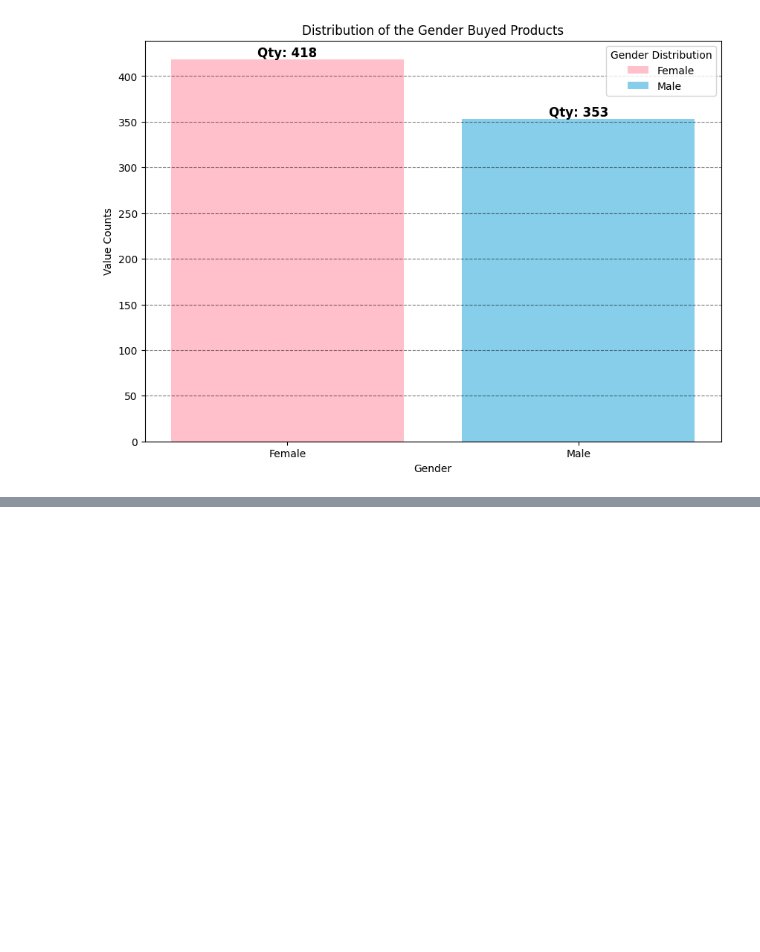
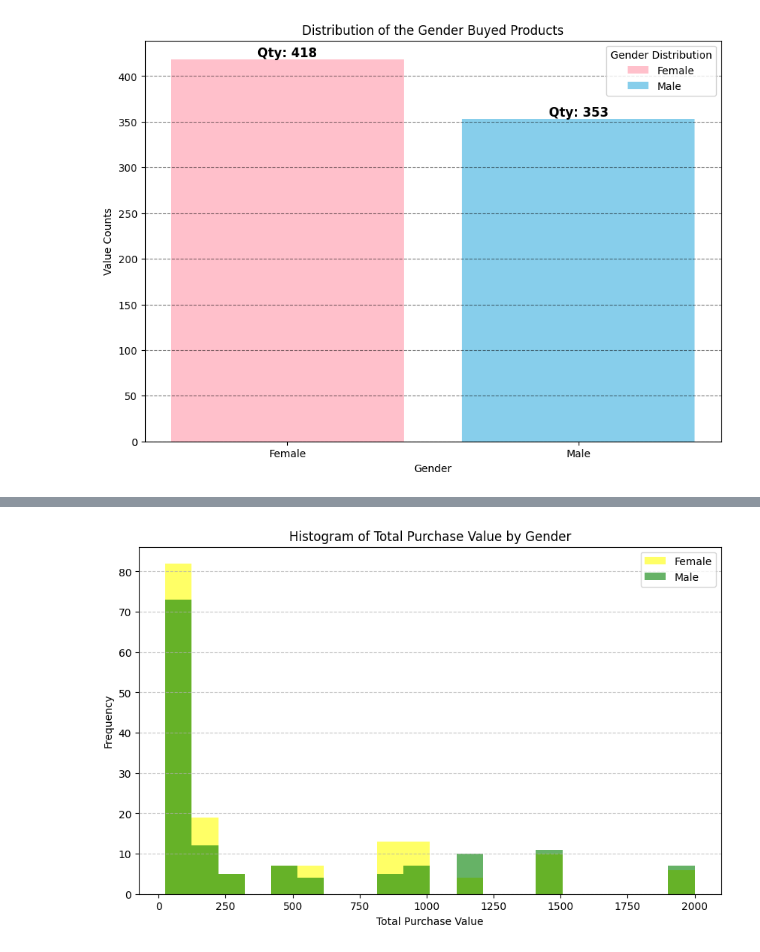
Before and after one commit to SauhardSHukla/Business_Analytics, a Jupyter notebook: Sales_Analytics/Product_Category_Sales_Analysis/Beauty_Product_Comparison.ipynb, the cells around one changed output, grey strips where cells are left out. Saved outputs shown, nothing was run; the diff lists cells and outputs as text; code cells hidden in the pictures; blank space fills up the shorter version.

```diff
--- a/Sales_Analytics/Product_Category_Sales_Analysis/Beauty_Product_Comparison.ipynb
+++ b/Sales_Analytics/Product_Category_Sales_Analysis/Beauty_Product_Comparison.ipynb
@@ -124,0 +161,18 @@ plt.show()
+# %%
+# Create histogram bins(Single Graph)
+plt.figure(figsize=(10, 6))
+
+# Plot histograms for both genders
+plt.hist(df[df['Gender'] == 'Female']['Total Amount'], bins=20, alpha=0.6, color='yellow', label='Female')
+plt.hist(df[df['Gender'] == 'Male']['Total Amount'], bins=20, alpha=0.6, color='green', label='Male')
+
+# Labels and title
+plt.xlabel("Total Purchase Value")
+plt.ylabel("Frequency")
+plt.title("Histogram of Total Purchase Value by Gender")
+plt.legend()
+plt.grid(axis='y', linestyle='--', alpha=0.7)
+
+plt.show()
+# %% [output]
+[figure, added]
```
Also changed, not shown: parts of 5 cells of this notebook, 1 other file.
